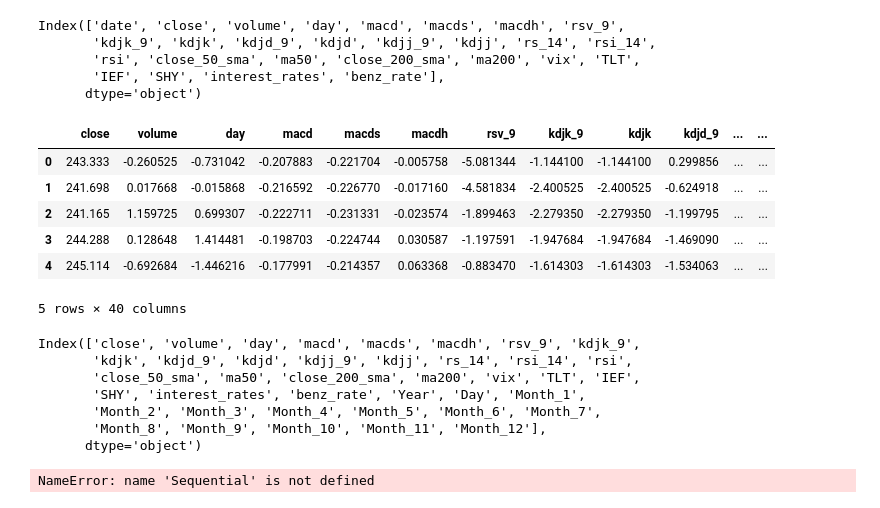
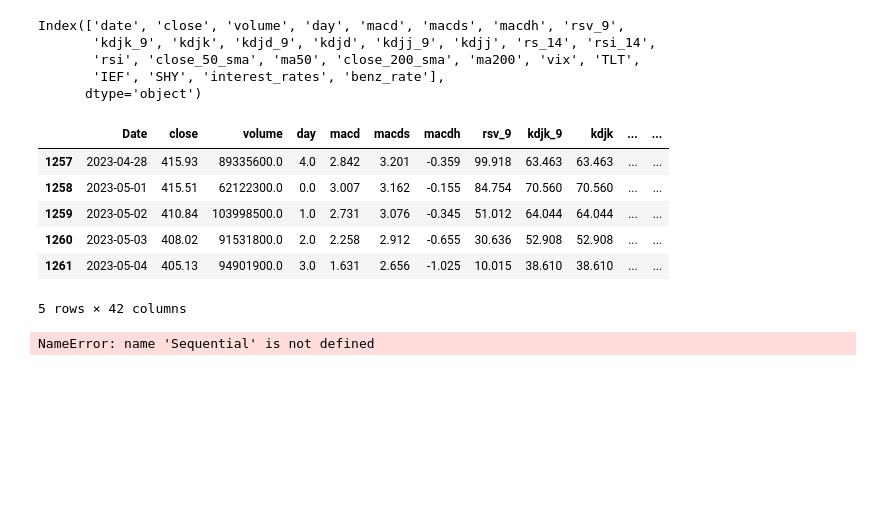
Before and after one commit to yaoyzz/Finance-LLM, a Jupyter notebook: lstm/lstm.ipynb, the cells around one changed output. Drawn from its saved outputs; the diff is of its cells as text; code cells hidden in the pictures; blank space fills up the shorter version.

```diff
--- a/lstm/lstm.ipynb
+++ b/lstm/lstm.ipynb
@@ -58,41 +68,49 @@ Index(['date', 'close', 'volume', 'day', 'macd', 'macds', 'macdh', 'rsv_9',
 # Preprocess date column
 data['Date'] = pd.to_datetime(data['date'])
 data.drop(['date'], axis=1, inplace=True)
+
 data['Year'] = data['Date'].dt.year
 data['Month'] = data['Date'].dt.month
 data['Day'] = data['Date'].dt.day
 
 data = pd.get_dummies(data, columns=['Month'])  # one-hot encode month column
+
+# set the 'date' column as the DataFrame's index
+data.set_index('Date', inplace=True)
+
+# lag the 'close_price' column by three months
+data['close_price_lagged'] = data['close'].shift(3*30)
+
+# reset the index back to a column
+data.reset_index(inplace=True)
+
+# create new data as last three months of data
+new_data = data[data['close_price_lagged'].isna()==True].copy().drop(['close_price_lagged'], axis=1)
+data_orig_final = data.copy()
+data = data[data['close_price_lagged'].isna()==False].copy()
+
 data = data.drop('Date', axis=1)
 
+# scale data
 scaler = StandardScaler()
 data.iloc[:, 1:28] = scaler.fit_transform(data.iloc[:, 1:28])  # standardize year and day columns
+new_data.iloc[:, 1:28] = scaler.fit_transform(new_data.iloc[:, 1:28])
 
+X = data.drop('close_price_lagged', axis=1).values
+y = data['close_price_lagged'].values.reshape(-1, 1)
 
-X = data.drop('close', axis=1).values
-y = data['close'].values.reshape(-1, 1)
-
+# reshape for LSTM
 X = X.reshape(X.shape[0], 1, X.shape[1])  # reshape to 3D array
-# %%
-data.head()
-# %% [output]
-|  | close | volume | day | macd | macds | macdh | rsv_9 | kdjk_9 | kdjk | kdjd_9 | ... | ... |
-| 0 | 243.333 | -0.260525 | -0.731042 | -0.207883 | -0.221704 | -0.005758 | -5.081344 | -1.144100 | -1.144100 | 0.299856 | ... | ... |
-| 1 | 241.698 | 0.017668 | -0.015868 | -0.216592 | -0.226770 | -0.017160 | -4.581834 | -2.400525 | -2.400525 | -0.624918 | ... | ... |
-| 2 | 241.165 | 1.159725 | 0.699307 | -0.222711 | -0.231331 | -0.023574 | -1.899463 | -2.279350 | -2.279350 | -1.199795 | ... | ... |
-| 3 | 244.288 | 0.128648 | 1.414481 | -0.198703 | -0.224744 | 0.030587 | -1.197591 | -1.947684 | -1.947684 | -1.469090 | ... | ... |
-| 4 | 245.114 | -0.692684 | -1.446216 | -0.177991 | -0.214357 | 0.063368 | -0.883470 | -1.614303 | -1.614303 | -1.534063 | ... | ... |
-5 rows × 40 columns
-# %%
-data.columns
-# %% [output]
-Index(['close', 'volume', 'day', 'macd', 'macds', 'macdh', 'rsv_9', 'kdjk_9',
-       'kdjk', 'kdjd_9', 'kdjd', 'kdjj_9', 'kdjj', 'rs_14', 'rsi_14', 'rsi',
-       'close_50_sma', 'ma50', 'close_200_sma', 'ma200', 'vix', 'TLT', 'IEF',
-       'SHY', 'interest_rates', 'benz_rate', 'Year', 'Day', 'Month_1',
-       'Month_2', 'Month_3', 'Month_4', 'Month_5', 'Month_6', 'Month_7',
-       'Month_8', 'Month_9', 'Month_10', 'Month_11', 'Month_12'],
-      dtype='object')
+# %%
+data_orig_final.tail()
+# %% [output]
+|  | Date | close | volume | day | macd | macds | macdh | rsv_9 | kdjk_9 | kdjk | ... | ... |
+| 1257 | 2023-04-28 | 415.93 | 89335600.0 | 4.0 | 2.842 | 3.201 | -0.359 | 99.918 | 63.463 | 63.463 | ... | ... |
+| 1258 | 2023-05-01 | 415.51 | 62122300.0 | 0.0 | 3.007 | 3.162 | -0.155 | 84.754 | 70.560 | 70.560 | ... | ... |
+| 1259 | 2023-05-02 | 410.84 | 103998500.0 | 1.0 | 2.731 | 3.076 | -0.345 | 51.012 | 64.044 | 64.044 | ... | ... |
+| 1260 | 2023-05-03 | 408.02 | 91531800.0 | 2.0 | 2.258 | 2.912 | -0.655 | 30.636 | 52.908 | 52.908 | ... | ... |
+| 1261 | 2023-05-04 | 405.13 | 94901900.0 | 3.0 | 1.631 | 2.656 | -1.025 | 10.015 | 38.610 | 38.610 | ... | ... |
+5 rows × 42 columns
 # %%
 from datetime import datetime, timedelta
 def conv_to_utc(col):
```
Also changed, not shown: parts of 7 cells of this notebook.
